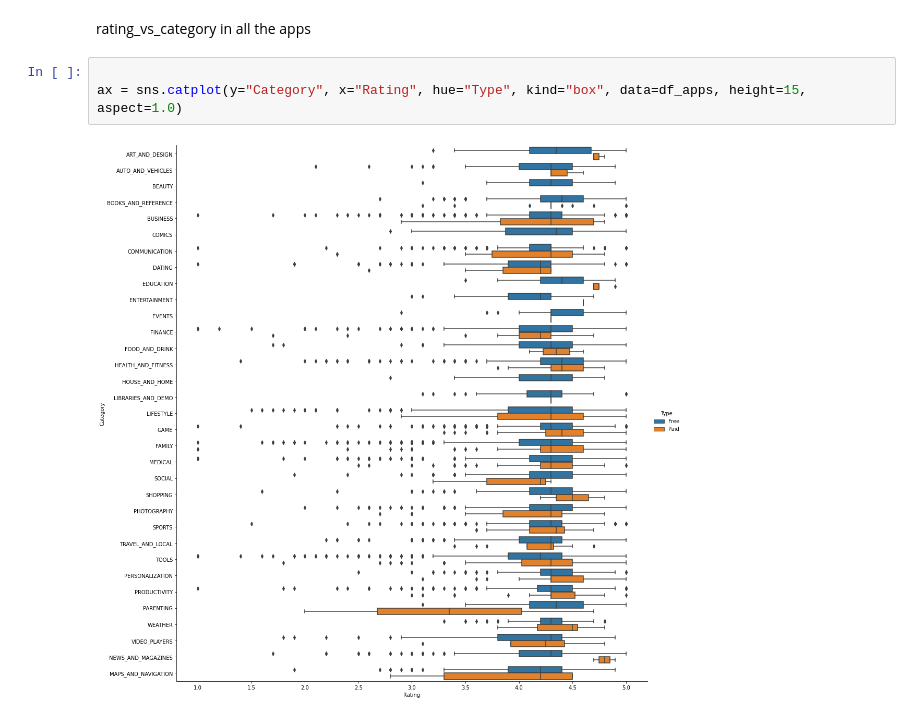
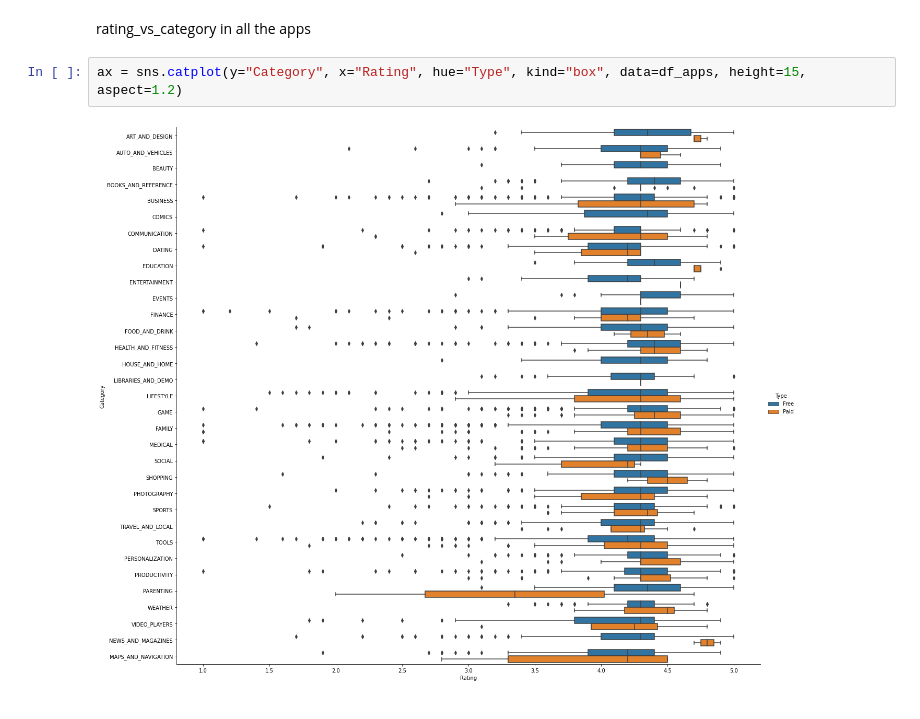
Before and after one commit to ganathetechie/AlmaBetter-Capstone-Project-1, a Jupyter notebook: Play_Store_App_Review_Analysis_Capstone_Project.ipynb, the cells around one changed output. Saved outputs shown, nothing was run; the diff lists cells and outputs as text.

```diff
--- a/Play_Store_App_Review_Analysis_Capstone_Project.ipynb
+++ b/Play_Store_App_Review_Analysis_Capstone_Project.ipynb
@@ -621,7 +621,6 @@ ax = sns.boxplot(x = df_apps['Rating'], y = df_apps['Category'])
 # %% [markdown]
 rating_vs_category in all the apps
 # %%
-
-ax = sns.catplot(y="Category", x="Rating", hue="Type", kind="box", data=df_apps, height=15, aspect=1.0)
+ax = sns.catplot(y="Category", x="Rating", hue="Type", kind="box", data=df_apps, height=15, aspect=1.2)
 # %% [output]
-[figure, old version]
+[figure, new version]
```
Also changed, not shown: parts of 2 cells of this notebook.
